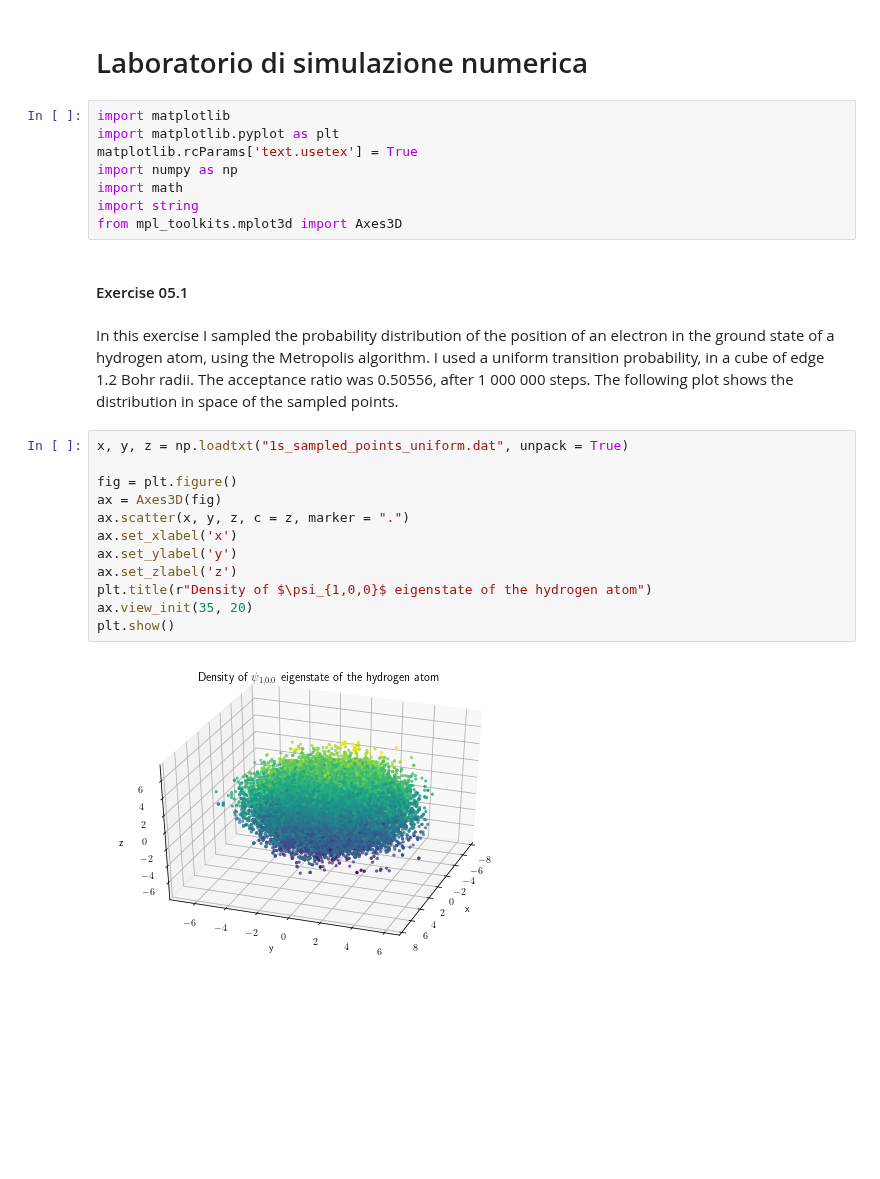
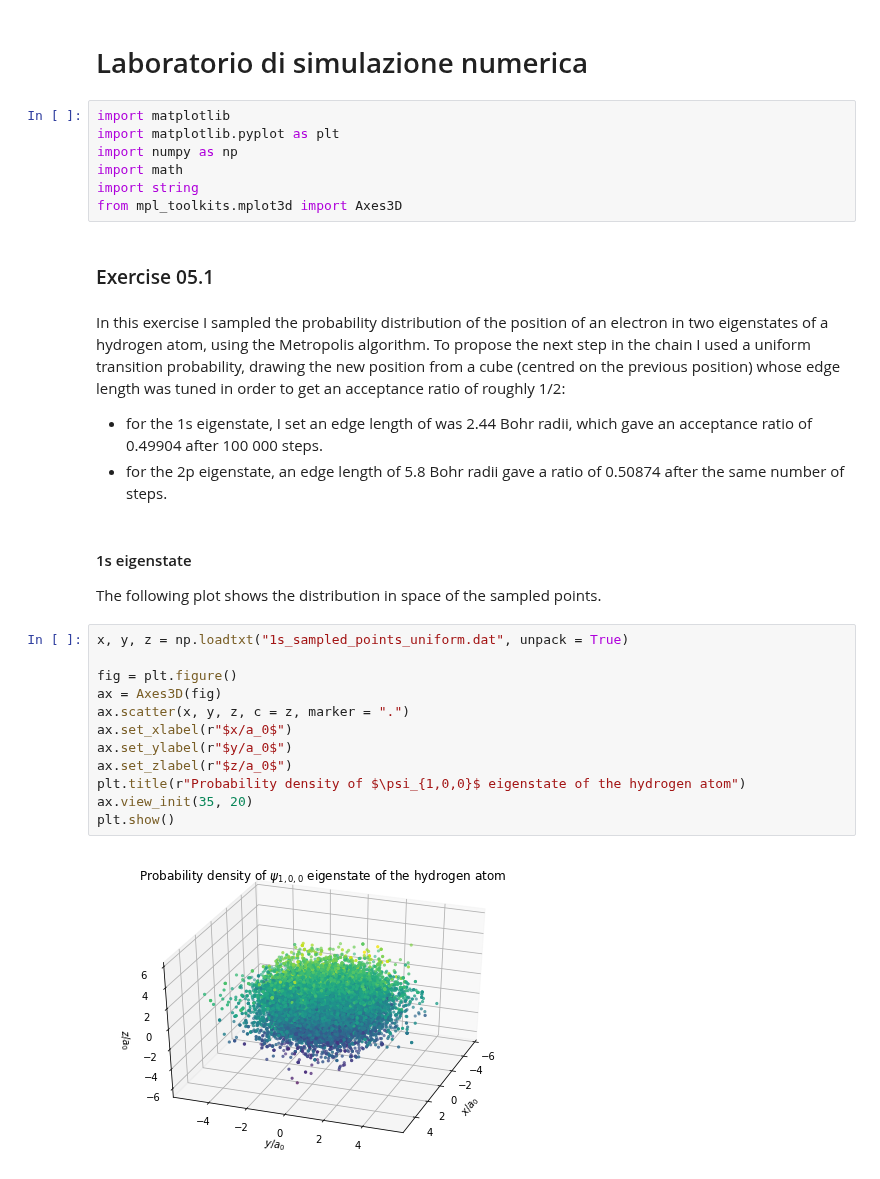
Before and after one commit to phaerrax/lab-simulazione-numerica, a Jupyter notebook: exercise05/exercise05.ipynb, the cells around one changed output. Cells and saved outputs as stored; diff of their text form; blank space fills up the shorter version.

```diff
--- a/exercise05/exercise05.ipynb
+++ b/exercise05/exercise05.ipynb
@@ -3,29 +3,32 @@
 # %%
 import matplotlib
 import matplotlib.pyplot as plt
-matplotlib.rcParams['text.usetex'] = True
 import numpy as np
 import math
 import string
 from mpl_toolkits.mplot3d import Axes3D
 # %% [markdown]
-#### Exercise 05.1
+### Exercise 05.1
 # %% [markdown]
-In this exercise I sampled the probability distribution of the position of an electron in the ground state of a hydrogen atom, using the Metropolis algorithm.
-I used a uniform transition probability, in a cube of edge 1.2 Bohr radii. The acceptance ratio was 0.50556, after 1 000 000 steps.
-The following plot shows the distribution in space of the sampled points.
+In this exercise I sampled the probability distribution of the position of an electron in two eigenstates of a hydrogen atom, using the Metropolis algorithm.
+To propose the next step in the chain I used a uniform transition probability, drawing the new position from a cube (centred on the previous position) whose edge length was tuned in order to get an acceptance ratio of roughly 1/2:
+* for the 1s eigenstate, I set an edge length of was 2.44 Bohr radii, which gave an acceptance ratio of 0.49904 after 100 000 steps.
+* for the 2p eigenstate, an edge length of 5.8 Bohr radii gave a ratio of 0.50874 after the same number of steps.
+# %% [markdown]
+#### 1s eigenstate
+The following plot shows the distribution in space of the sampled points.
 # %%
 x, y, z = np.loadtxt("1s_sampled_points_uniform.dat", unpack = True)
 
 fig = plt.figure()
 ax = Axes3D(fig)
 ax.scatter(x, y, z, c = z, marker = ".")
-ax.set_xlabel('x')
-ax.set_ylabel('y')
-ax.set_zlabel('z')
-plt.title(r"Density of $\psi_{1,0,0}$ eigenstate of the hydrogen atom")
+ax.set_xlabel(r"$x/a_0$")
+ax.set_ylabel(r"$y/a_0$")
+ax.set_zlabel(r"$z/a_0$")
+plt.title(r"Probability density of $\psi_{1,0,0}$ eigenstate of the hydrogen atom")
 ax.view_init(35, 20)
 plt.show()
 # %% [output]
-[figure, old version]
+[figure, new version]
 # %% [markdown]
```
Also changed, not shown: parts of 5 cells of this notebook, 5 other files.
